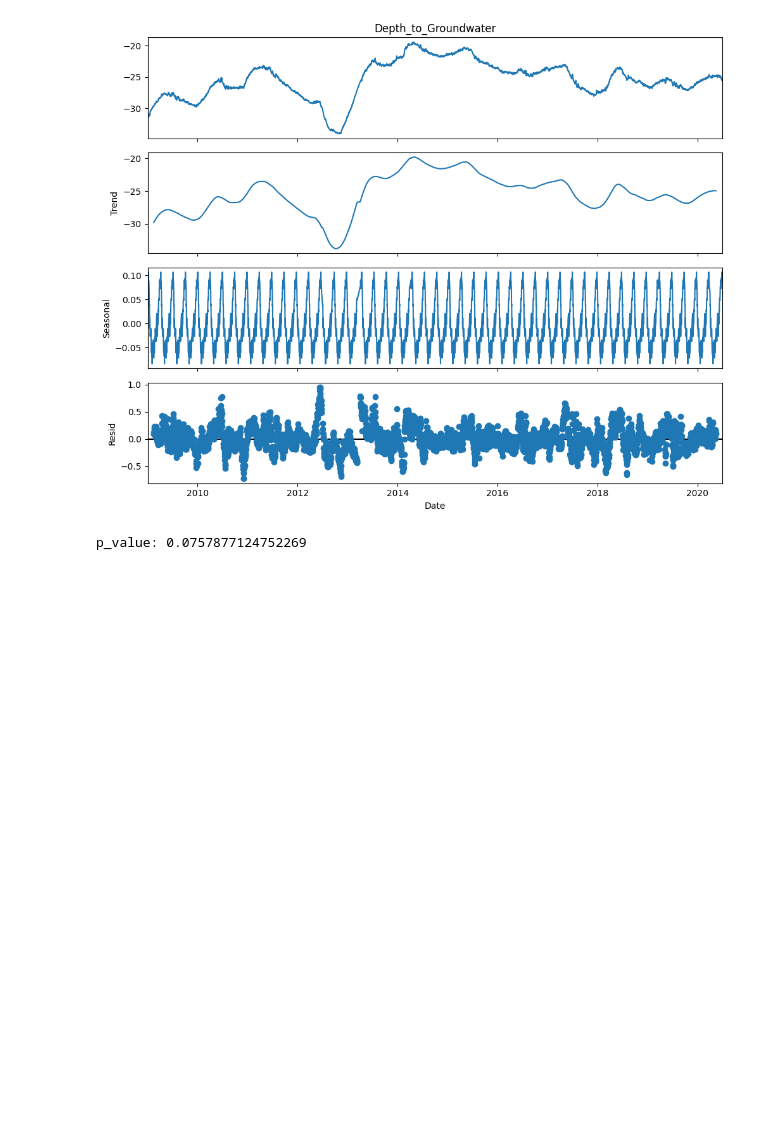
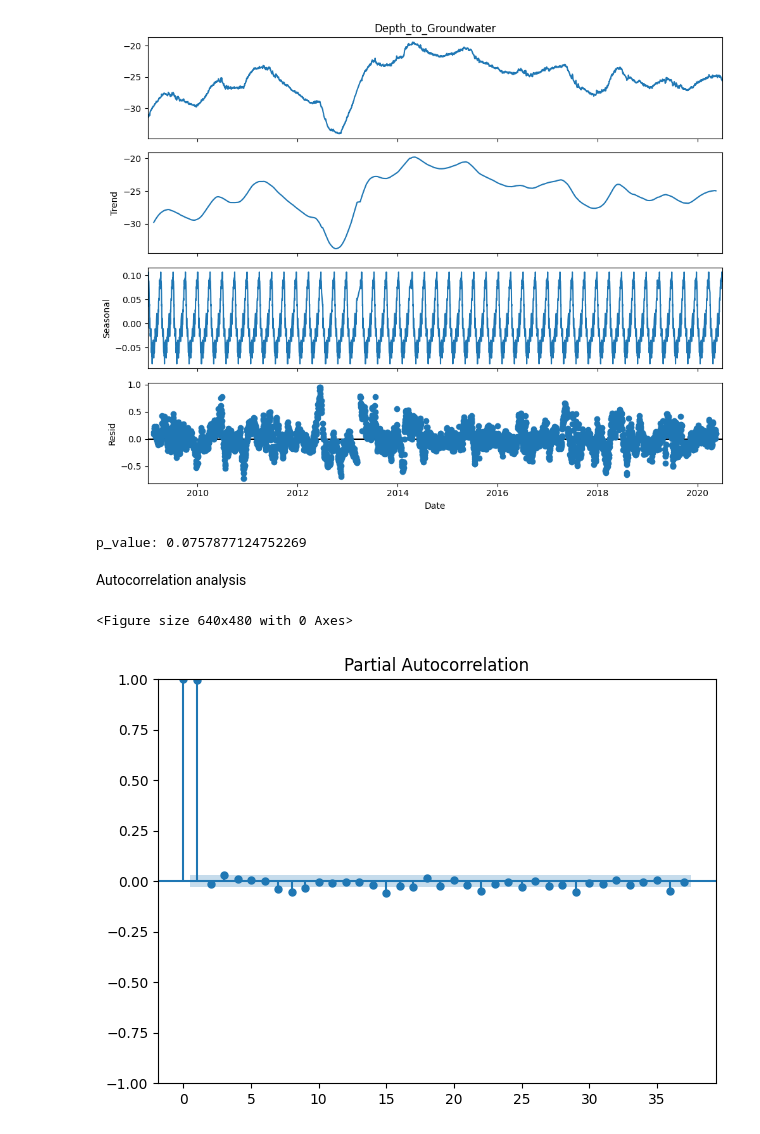
Before and after one commit to 4GeeksAcademy/remelop_Time_Series_Project, a Jupyter notebook: src/Time_Series_Project.ipynb, the cells around one changed output. Saved outputs shown, nothing was run; the diff lists cells and outputs as text; code cells hidden in the pictures; blank space fills up the shorter version.

Commit message:
autocorrelation

```diff
--- a/src/Time_Series_Project.ipynb
+++ b/src/Time_Series_Project.ipynb
@@ -293,3 +292,13 @@ adf_stat, p_value,*_ = adfuller(ts_df["Depth_to_Groundwater"])
 print(f"p_value: {p_value}")
 # %% [output]
 p_value: 0.0757877124752269
+# %% [markdown]
+Autocorrelation analysis
+# %%
+plt.figure()
+plot_pacf(ts_df["Depth_to_Groundwater"])
+plt.tight_layout()
+plt.show();
+# %% [output]
+<Figure size 640x480 with 0 Axes>
+[figure, added]
```
Also changed, not shown: parts of 4 cells of this notebook.
